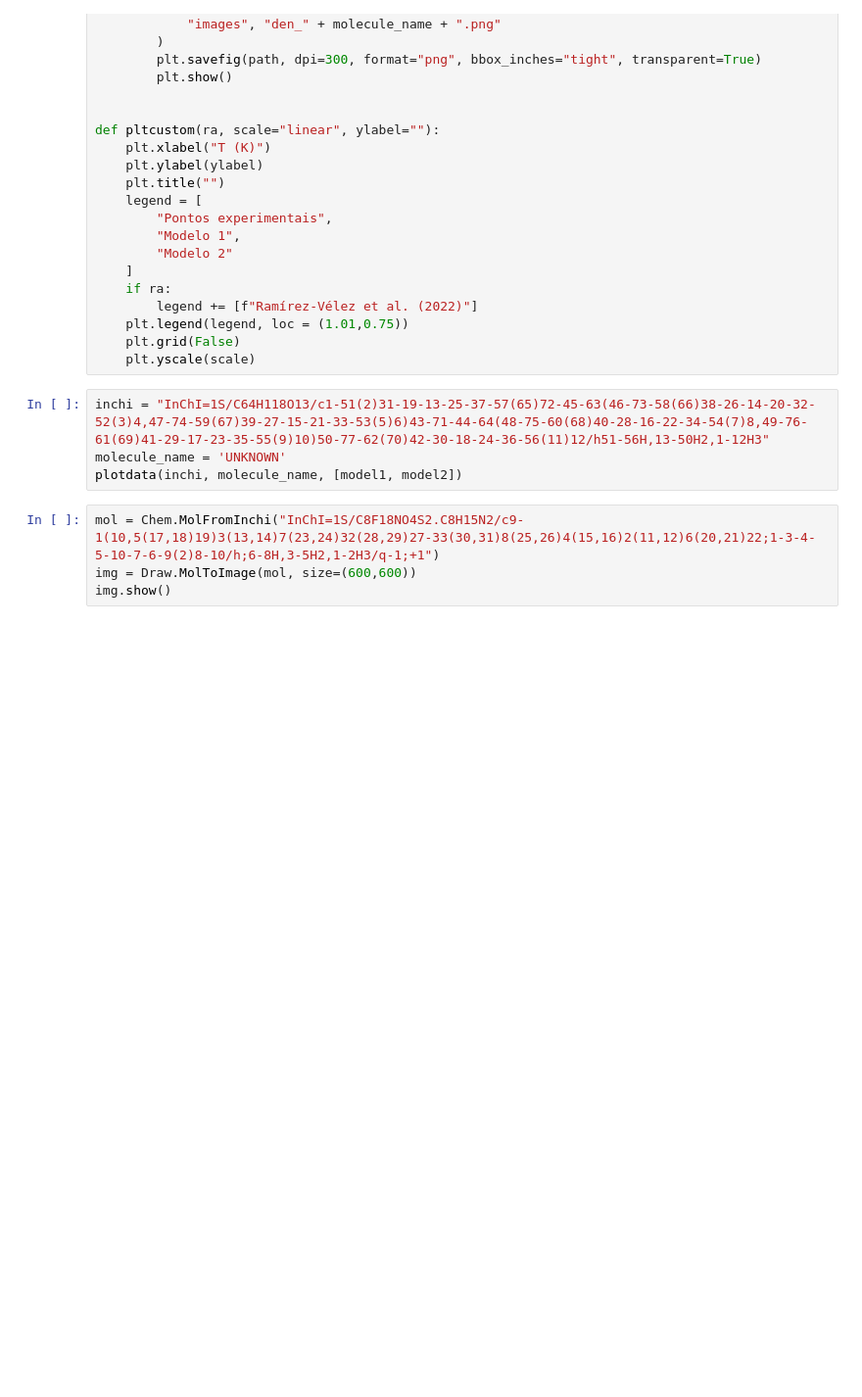
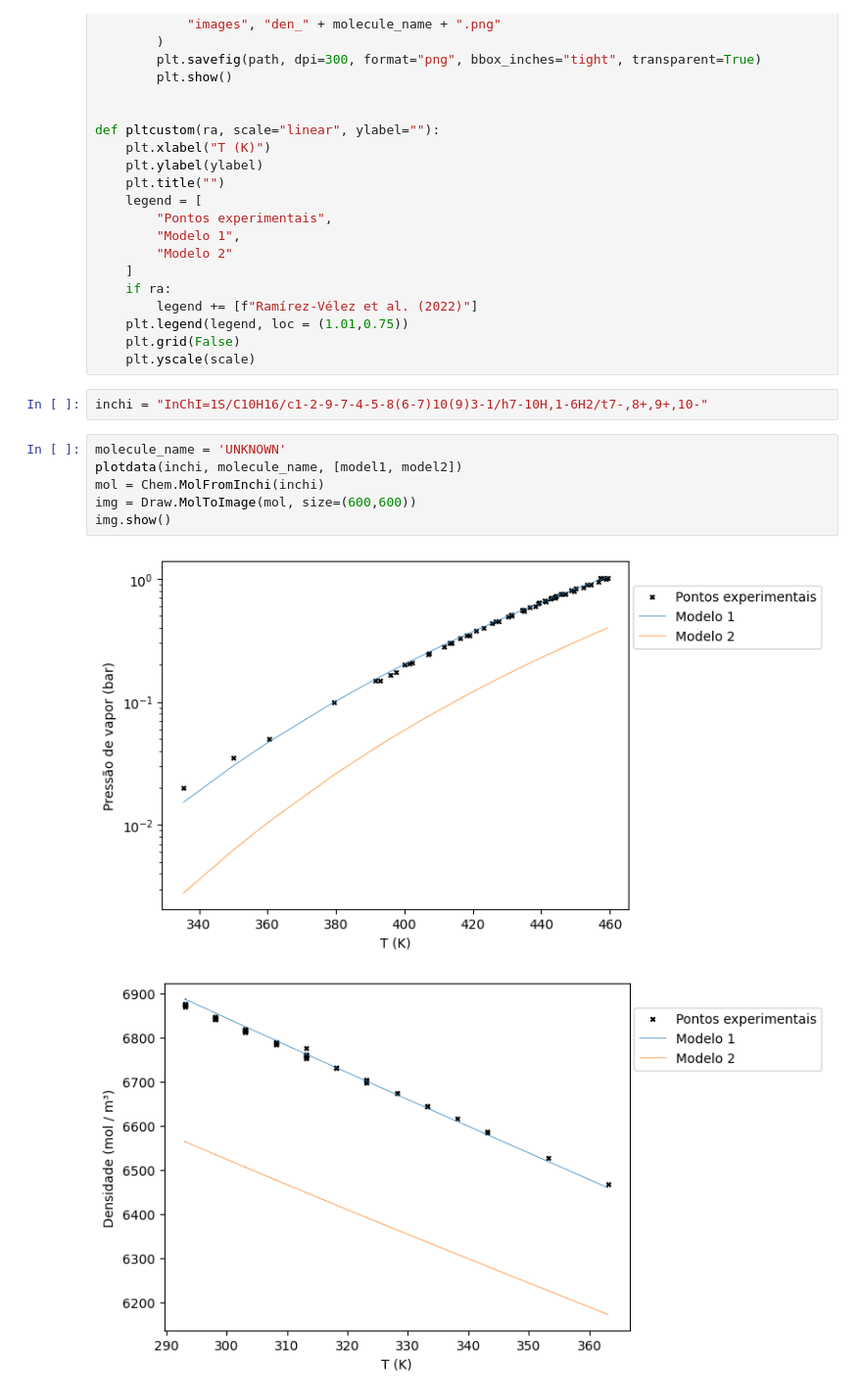
Before and after one commit to wildsonbbl/gnnepcsaft, a Jupyter notebook: compare.ipynb, the cells around one changed output. Shown at 98% size. Cells and saved outputs as stored; diff of their text form; blank space fills up the shorter version.

```diff
--- a/compare.ipynb
+++ b/compare.ipynb
@@ -249,10 +254,13 @@ def pltcustom(ra, scale="linear", ylabel=""):
     plt.grid(False)
     plt.yscale(scale)
 # %%
-inchi = "InChI=1S/C64H118O13/c1-51(2)31-19-13-25-37-57(65)72-45-63(46-73-58(66)38-26-14-20-32-52(3)4,47-74-59(67)39-27-15-21-33-53(5)6)43-71-44-64(48-75-60(68)40-28-16-22-34-54(7)8,49-76-61(69)41-29-17-23-35-55(9)10)50-77-62(70)42-30-18-24-36-56(11)12/h51-56H,13-50H2,1-12H3"
-molecule_name = 'UNKNOWN'
-plotdata(inchi, molecule_name, [model1, model2])
+inchi = "InChI=1S/C10H16/c1-2-9-7-4-5-8(6-7)10(9)3-1/h7-10H,1-6H2/t7-,8+,9+,10-"
-# %%
-mol = Chem.MolFromInchi("InChI=1S/C8F18NO4S2.C8H15N2/c9-1(10,5(17,18)19)3(13,14)7(23,24)32(28,29)27-33(30,31)8(25,26)4(15,16)2(11,12)6(20,21)22;1-3-4-5-10-7-6-9(2)8-10/h;6-8H,3-5H2,1-2H3/q-1;+1")
-img = Draw.MolToImage(mol, size=(600,600))
-img.show()
+# %%
+molecule_name = 'UNKNOWN'
+plotdata(inchi, molecule_name, [model1, model2])
+mol = Chem.MolFromInchi(inchi)
+img = Draw.MolToImage(mol, size=(600,600))
+img.show()
+# %% [output]
+[figure, added]
+[figure, added]
```
Also changed, not shown: parts of 3 cells of this notebook, 1 other file.
